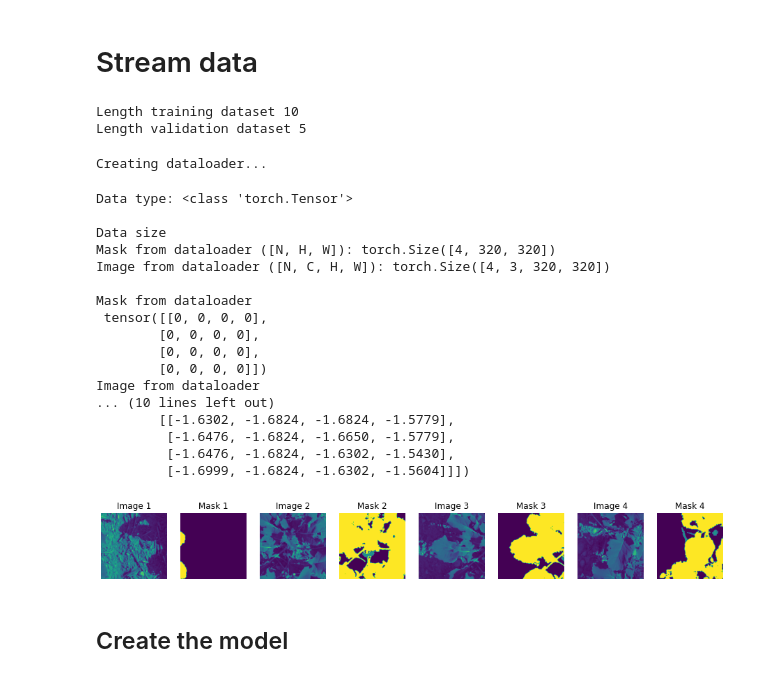
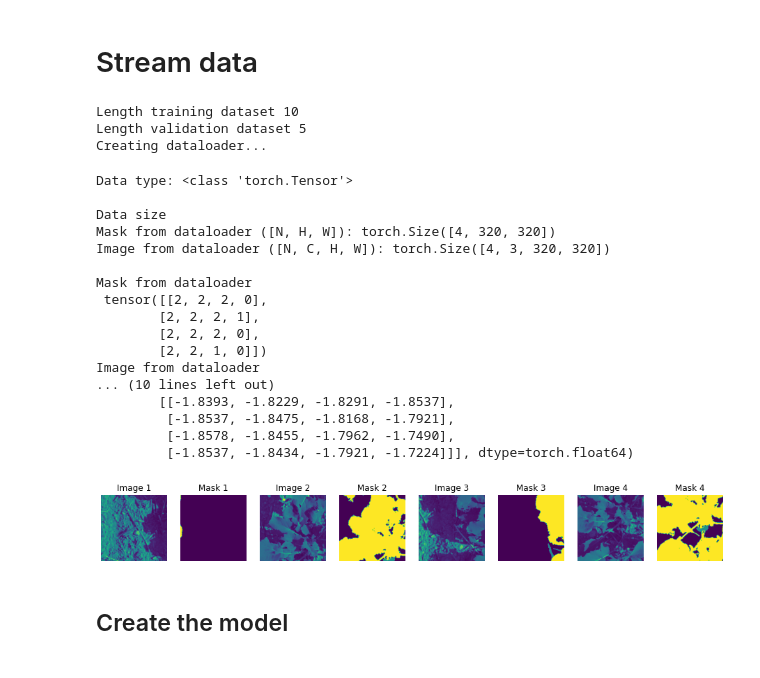
Before and after one commit to nasserdr/computer_vision_with_azure_course, a Jupyter notebook: 2_semantic_segmentation/Exercise2_training_deeplab.ipynb, the cells around one changed output. Drawn from its saved outputs; the diff is of its cells as text; code cells hidden in the pictures.

Commit message:
training exercise

```diff
--- a/2_semantic_segmentation/Exercise2_training_deeplab.ipynb
+++ b/2_semantic_segmentation/Exercise2_training_deeplab.ipynb
@@ -90,0 +120,5 @@ plotImgs(1, 2, [img, mask], ['Image','Mask'])
+# %%
+colors = ['dimgrey','r','gold']
+sns.set(rc={"figure.figsize":(5,3)})
+sns.boxplot( data=df, palette = colors)
+plt.show()
@@ -100,9 +141,16 @@ class DatasetInfo:
         self.device = torch.device("cuda:0" if torch.cuda.is_available() else "cpu")
 
         # parameterize the output(s)
+        self.n_classes = 3
         self.class_names = ['BG', 'SP', 'OSR']
-        self.n_classes = 3
 
+        # set patch parameters for inference
+        self.num_patches_per_tile = 4
+        self.patch_size = 320 #256 min value size for windows using pretrained DeepLabv3+
+        self.padding = 80
+        self.stride = self.patch_size -  self.padding
+
+        # Initialize the dictionnary of logs
         self.dict_metrics = ['acc', 'prec', 'recall', 'f1', 'sup'] #add iou
         self.dict_attribute = self.class_names + ['Mean', 'FW']
         cols = []
@@ -114,22 +162,23 @@ class DatasetInfo:
 
         self.columns = ['Filename', 'Cov', 'Pred'] + cols
 
-        # set patch parameters for inference
-        self.num_patches_per_tile = 4
-        self.patch_size = 320 #256 min value size for windows using pretrained DeepLabv3+
-        self.padding = 80
-        self.stride = self.patch_size -  self.padding
+
 
     ################# Methods for pre/post-processing #########################
 
     def preprocess_input(self, inputs):
+        ds_mean = np.array([ 90, 105,  70])
+        ds_var = np.array([3019, 3224, 2166])
+
+        std_input = (inputs-ds_mean) / ds_var
+
         #normalize image and convert to tensor
         transforms = T.Compose([
             T.ToTensor(),
             T.Normalize(mean=[0.485, 0.456, 0.406],
                         std=[0.229, 0.224, 0.225])
         ])
-        return transforms(inputs)
+        return transforms(std_input)
 
     def preprocess_target(self, targets):
 
@@ -194,9 +242,9 @@ save_dict = {
 # for debugging: use subset of training set
 if debug:
     input_fns = input_fns[:10]
-    target_fns = target_fns[:3]
+    target_fns = target_fns[:10]
 # %%
-dataset = CustomDataset(
+dataset = TrainingDataset(
             input_fns = input_fns,
             target_fns = target_fns,
             dataset_info = ds_info,
@@ -205,17 +253,16 @@ dataset = CustomDataset(
 
 print('Length training dataset', len(input_fns))
 print('Length validation dataset', len(input_fns_val))
+
+# create dataloader
+print('Creating dataloader...')
+dataloader = torch.utils.data.DataLoader(
+            dataset,
+            batch_size = batch_size,
+            num_workers = num_workers,
+            pin_memory=True,
+        )
 # %% [output]
 Length training dataset 10
 Length validation dataset 5
+Creating dataloader...
-# %%
-# create dataloader
-print('Creating dataloader...')
-dataloader = torch.utils.data.DataLoader(
-            dataset,
-            batch_size = batch_size,
-            num_workers = num_workers,
-            pin_memory=True,
-        )
-# %% [output]
-Creating dataloader...
@@ -224,4 +269,6 @@ data, target = next(iter(dataloader))
 # %%
+data, target = next(iter(dataloader))
+
 print('Data type:', type(data))
 print('')
 print('Data size')
@@ -239,21 +286,21 @@ Mask from dataloader ([N, H, W]): torch.Size([4, 320, 320])
 Image from dataloader ([N, C, H, W]): torch.Size([4, 3, 320, 320])
 
 Mask from dataloader
- tensor([[0, 0, 0, 0],
-        [0, 0, 0, 0],
-        [0, 0, 0, 0],
-        [0, 0, 0, 0]])
+ tensor([[2, 2, 2, 0],
+        [2, 2, 2, 1],
+        [2, 2, 2, 0],
+        [2, 2, 1, 0]])
 Image from dataloader
 ... (10 lines left out)
-        [[-1.6302, -1.6824, -1.6824, -1.5779],
-         [-1.6476, -1.6824, -1.6650, -1.5779],
-         [-1.6476, -1.6824, -1.6302, -1.5430],
-         [-1.6999, -1.6824, -1.6302, -1.5604]]])
+        [[-1.8393, -1.8229, -1.8291, -1.8537],
+         [-1.8537, -1.8475, -1.8168, -1.7921],
+         [-1.8578, -1.8455, -1.7962, -1.7490],
+         [-1.8537, -1.8434, -1.7921, -1.7224]]], dtype=torch.float64)
 # %%
-plotImgs(1,8,[img[0,0], mask[0]*127, img[1,0], mask[1]*127, img[2,0], mask[2]*127, img[3,0], mask[3]*127],
+plotImgs(1,8,[data[0,0], target[0]*127, data[1,0], target[1]*127, data[2,0], target[2]*127, data[3,0], target[3]*127],
     ['Image 1','Mask 1', 'Image 2','Mask 2', 'Image 3','Mask 3', 'Image 4','Mask 4'])
 # %% [output]
-[figure, old version]
+[figure, new version]
 # %% [markdown]
 ## Create the model
 # %%
```
Also changed, not shown: parts of 13 cells of this notebook, 5 other files.
